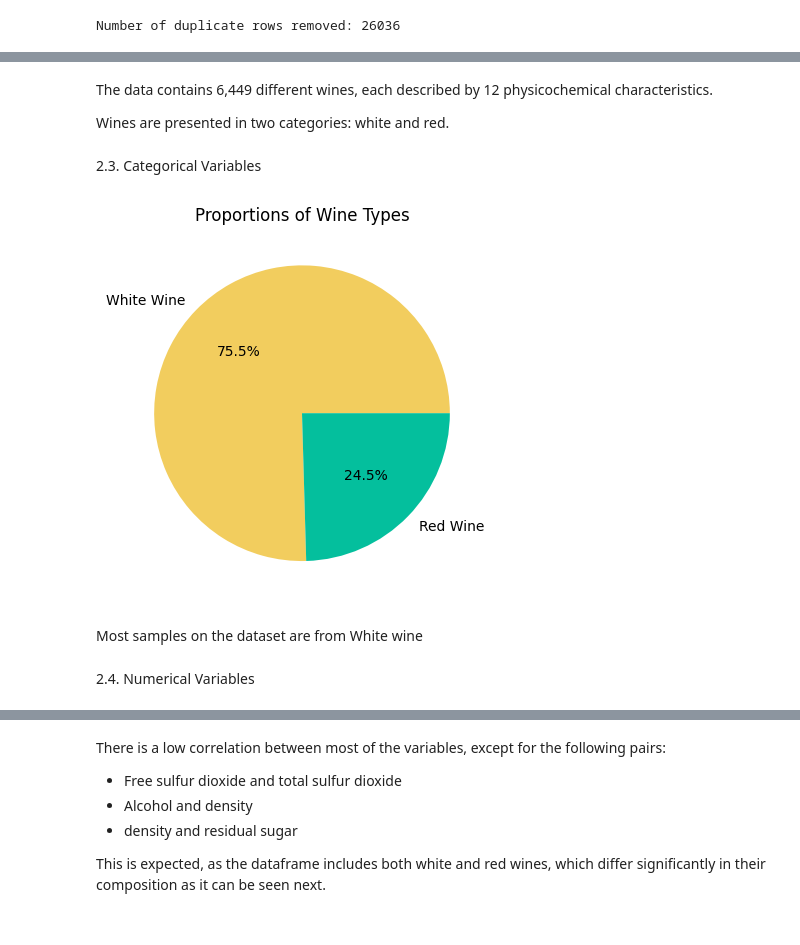
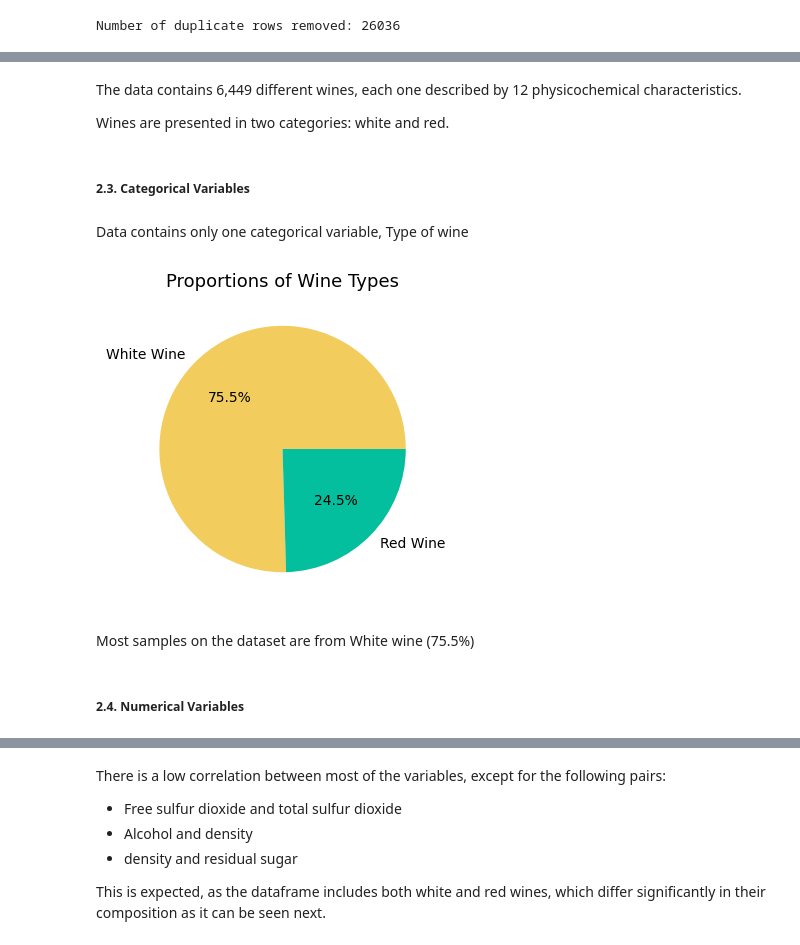
Before and after one commit to marcemir/wine, a Jupyter notebook: WineQualityEDA.ipynb, the cells around one changed output, grey strips where cells are left out. Saved outputs shown, nothing was run; the diff lists cells and outputs as text; code cells hidden in the pictures.

```diff
--- a/WineQualityEDA.ipynb
+++ b/WineQualityEDA.ipynb
@@ -56,3 +58,5 @@ In this block, exploratory data analysis will be carried out, data types, missin
 # %%
 # Reading data
 df = pd.read_csv("WineQuality.csv")
+# %%
+df = pd.DataFrame(df)
@@ -145,21 +157,25 @@ memory usage: 755.7+ KB
 del df["id"]
 # %% [markdown]
-The data contains 6,449 different wines, each described by 12 physicochemical characteristics.
+The data contains 6,449 different wines, each one described by 12 physicochemical characteristics.
 
 Wines are presented in two categories: white and red.
 # %% [markdown]
-2.3. Categorical Variables
+##### 2.3. Categorical Variables
+# %% [markdown]
+Data contains only one categorical variable, Type of wine
 # %%
- # Describing categorical variables
+# Let´s see proportion of White and Red wines
+
+plt.figure(figsize=(4, 4))
 counts = df["Type"].value_counts()
 
 colors = ['#F2CD5E','#04BF9D']
 plt.pie(counts, labels=counts.index, autopct='%1.1f%%', colors=colors)
-plt.title('Proportions of Wine Types')
+plt.title('Proportions of Wine Types', fontsize=13)
 plt.show()
 # %% [output]
-[figure, old version]
+[figure, new version]
 # %% [markdown]
-Most samples on the dataset are from White wine
+Most samples on the dataset are from White wine (75.5%)
 # %% [markdown]
-2.4. Numerical Variables
+##### 2.4. Numerical Variables
```
Also changed, not shown: parts of 22 cells of this notebook, 1 other file.
